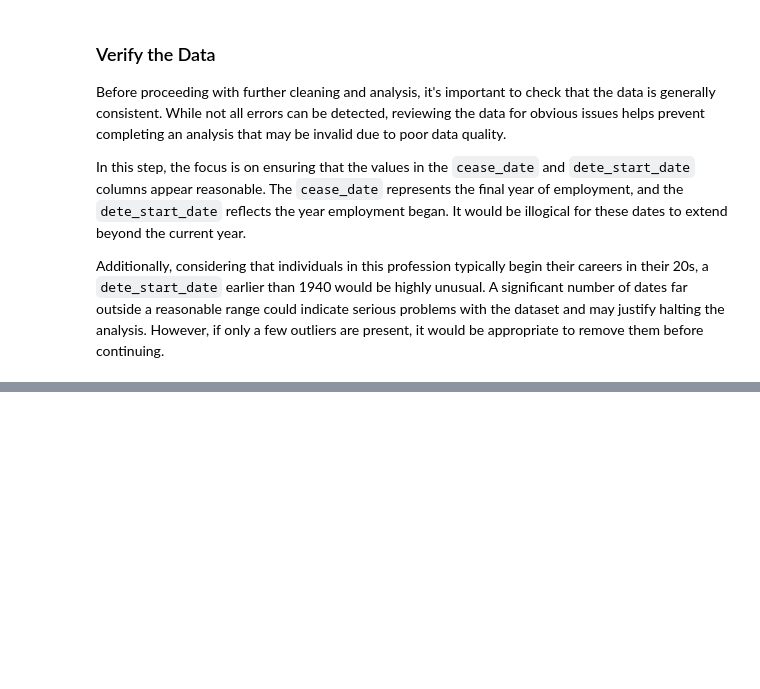
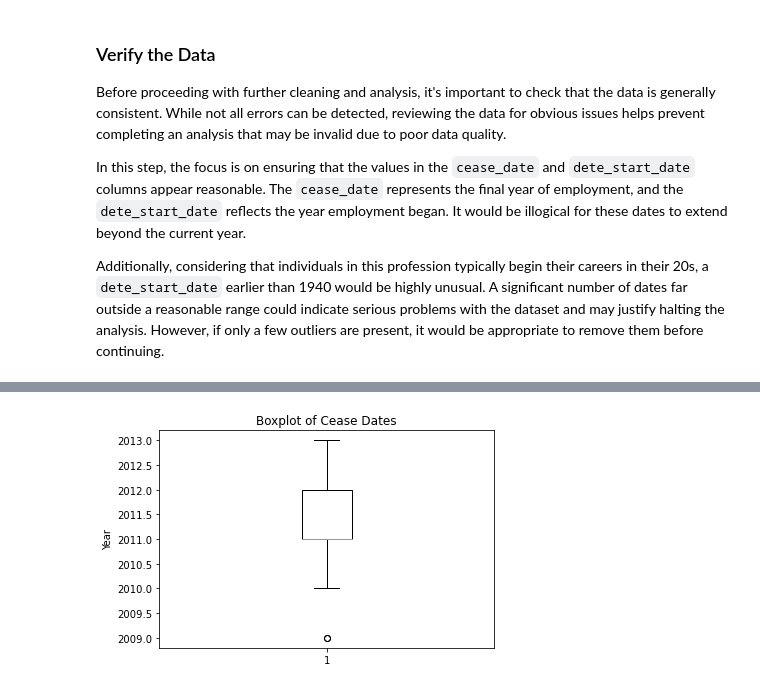
Before and after one commit to olusola-belle/employee_exit_surveys, a Jupyter notebook: employee_exit_surveys_project.ipynb, the cells around one changed output, grey strips where cells are left out. Cells and saved outputs as stored; diff of their text form; code cells hidden in the pictures; blank space fills up the shorter version.

```diff
--- a/employee_exit_surveys_project.ipynb
+++ b/employee_exit_surveys_project.ipynb
@@ -339,0 +408,7 @@ Additionally, considering that individuals in this profession typically begin th
+# %%
+plt.boxplot(tafe_resignations['cease_date'].dropna())
+plt.title('Boxplot of Cease Dates')
+plt.ylabel('Year')
+plt.show()
+# %% [output]
+[figure, added]
```
Also changed, not shown: parts of 7 cells of this notebook.
